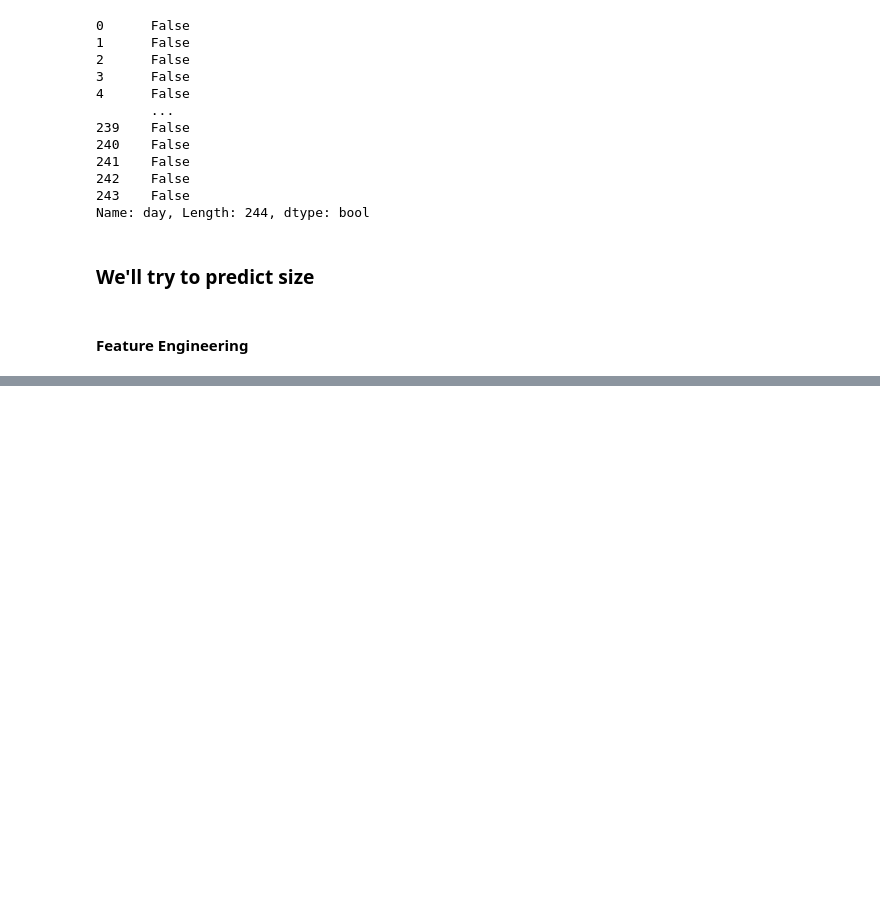
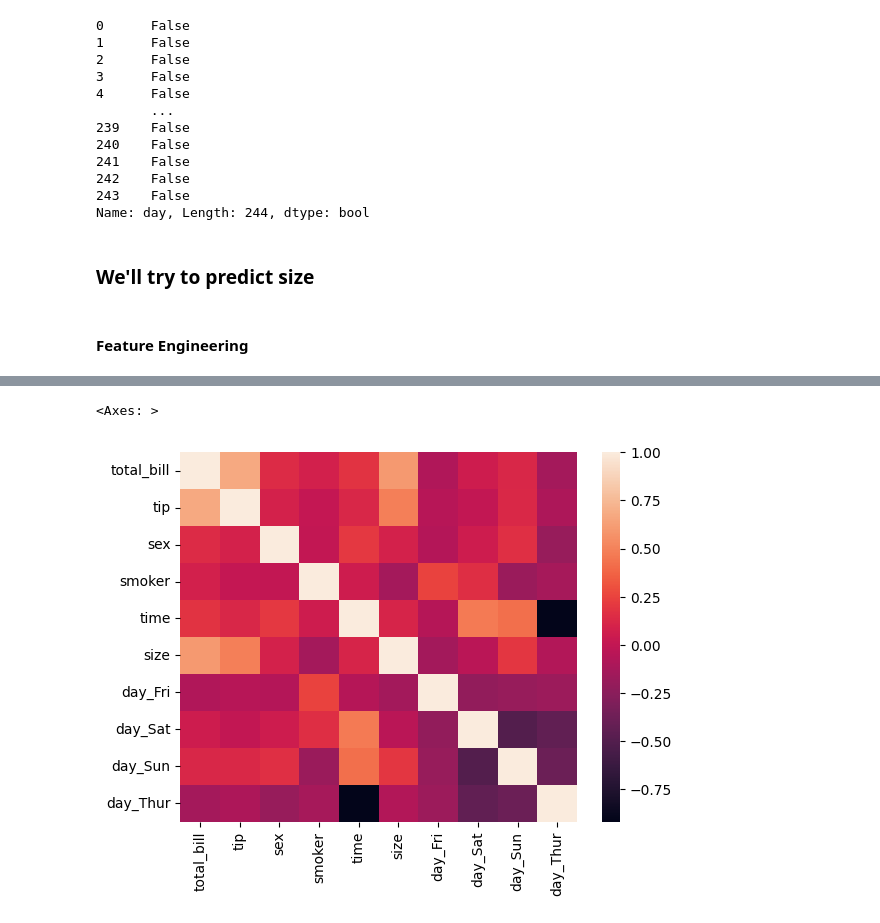
Before and after one commit to Jai1019-coder/Machine-Learning, a Jupyter notebook: 07-Nave Bayes Algorithm/gaussian.ipynb, the cells around one changed output, grey strips where cells are left out. Saved outputs shown, nothing was run; the diff lists cells and outputs as text; code cells hidden in the pictures; blank space fills up the shorter version.

```diff
--- a/07-Nave Bayes Algorithm/gaussian.ipynb
+++ b/07-Nave Bayes Algorithm/gaussian.ipynb
@@ -49,0 +107,2 @@ df.head()
+# %%
+df_days_encoded = pd.DataFrame(days_encoded, columns=encoder.get_feature_names_out())
@@ -49,0 +125,2 @@ df.head()
+# %%
+df = pd.concat([df,df_days_encoded],axis=1)
@@ -49,0 +136,2 @@ df.head()
+# %%
+df.drop(columns=['day'],inplace=True)
@@ -49,0 +184,4 @@ df.head()
+# %%
+df['sex'] = df['sex'].astype(int)
+df['smoker'] = df['smoker'].astype(int)
+df['time'] = df['time'].astype(int)
@@ -49,0 +222,5 @@ df.head()
+# %%
+sns.heatmap(df.corr())
+# %% [output]
+<Axes: >
+[figure, added]
```
Also changed, not shown: parts of 19 cells of this notebook.
